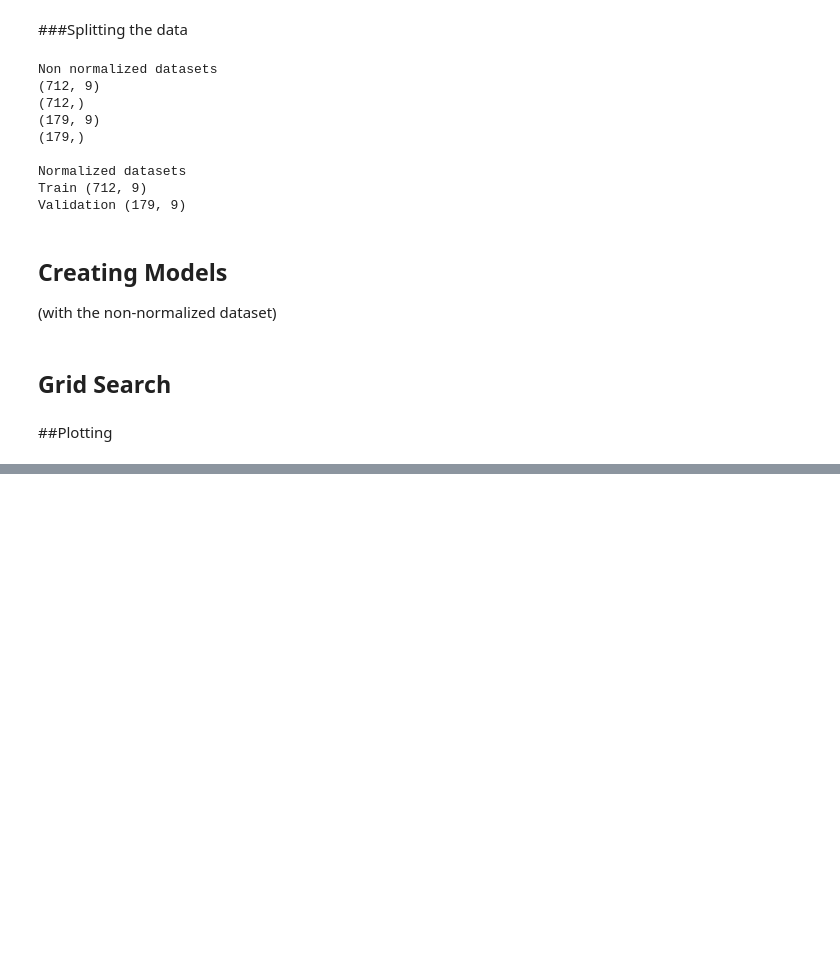
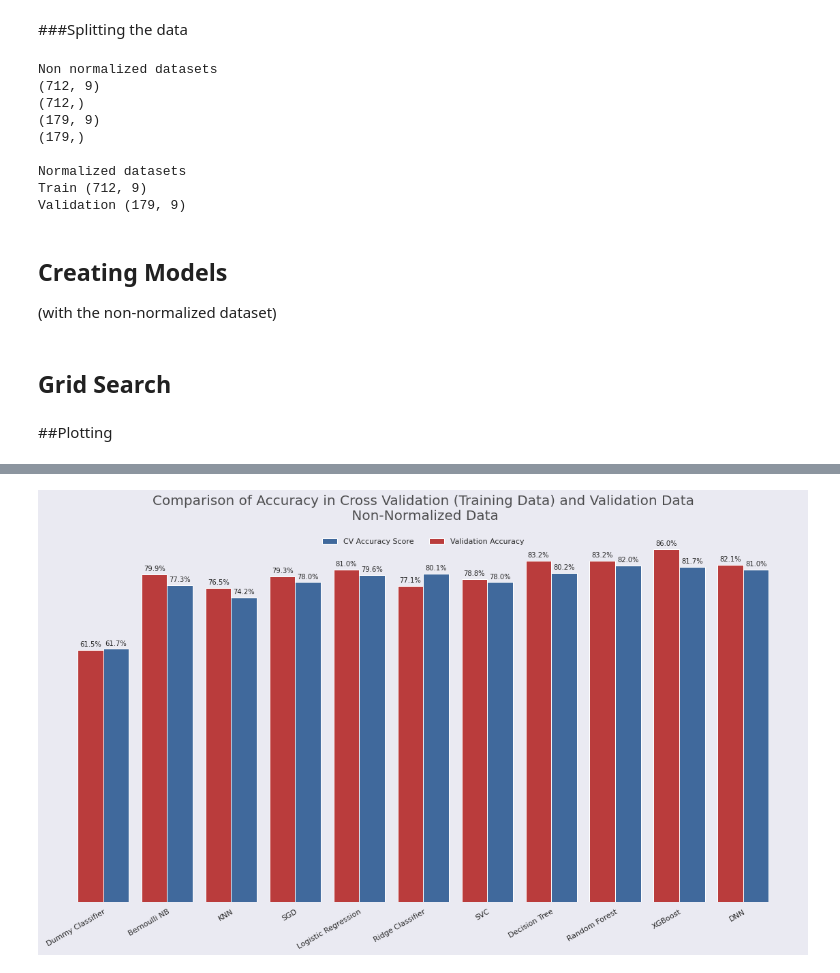
Before and after one commit to pedrohortencio/machine-learning-gladiator, a Jupyter notebook: Titanic/Titanic_Gladiator.ipynb, the cells around one changed output, grey strips where cells are left out. Saved outputs shown, nothing was run; the diff lists cells and outputs as text; code cells hidden in the pictures; blank space fills up the shorter version.

Commit message:
feat: add visualization

```diff
--- a/Titanic/Titanic_Gladiator.ipynb
+++ b/Titanic/Titanic_Gladiator.ipynb
@@ -678,7 +678,7 @@ def create_model():
 # %%
 # Function that creates and trains all models. It will make it easier to train twice (with non-normalized and normalized data)
 
-def train_models(X_train, y_train, print=False):
+def train_models(X_train, y_train, print_acc=False):
 
     dict_acc = {}
 
@@ -804,7 +804,7 @@ def train_models(X_train, y_train, print=False):
     dict_acc['DNN'] = [acc_train, acc_keras]
 
     # Printing the values
-    if print:
+    if print_acc:
         for key, values in dict_acc.items():
             print("{} Accuracy on Training Data (CV): {}".format(key, values[0]))
             print("{} Accuracy on Validation Data: {}".format(key, values[1]))
@@ -916,3 +916,5 @@ if grid:
     print(classifier.best_score_)
 # %% [markdown]
 ##Plotting
+# %%
+dict_models = train_models(X_train, y_train, print_acc=True)
@@ -918,0 +939,5 @@ if grid:
+# %%
+df_acc = pd.DataFrame.from_dict(dict_models)
+df_acc = df_acc.transpose()
+df_acc.columns = ['Acc Training (CV)', 'Acc Validation']
+df_acc
@@ -918,0 +957,48 @@ if grid:
+# %%
+fig = plt.figure(figsize=(20,10))   # changes the size of the image
+fig.patch.set_facecolor('#eaeaf2')  # set the background color of the plot to match the seaborn theme
+
+ax = plt.gca()
+width = 0.40
+
+rects1 = ax.bar(df_acc.index, df_acc['Acc Training (CV)'], width,align='edge', color = '#40699c', label='CV Accuracy Score')
+rects2 = ax.bar(df_acc.index, df_acc['Acc Validation'], -width, align='edge', color = '#ba3c3c', label='Validation Accuracy')
+
+for r1, r2 in zip(rects1.patches, rects2.patches):
+    h1 = r1.get_height()
+    h2 = r2.get_height()
+
+    percent1 = h1*100
+    percent2 = h2*100
+
+    ax.annotate('{:.1f}%'.format(percent1),
+                    xy=(r1.get_x() + r1.get_width() / 2, h1),
+                    xytext=(0, 3),  # 3 points vertical offset
+                    textcoords="offset points",
+                    ha='center', va='bottom')
+    ax.annotate('{:.1f}%'.format(percent2),
+                    xy=(r2.get_x() + r2.get_width() / 2, h2),
+                    xytext=(0, 3),  # 3 points vertical offset
+                    textcoords="offset points",
+                    ha='center', va='bottom')
+
+# Rotate the X labels (models' names)
+
+plt.box(False)  # disable the box around the plot
+ax.grid(False)  # disable the grid
+ax.set_yticks([])   # disable the y ticks
+plt.xticks(rotation=30, rotation_mode="anchor", ha='right')
+
+# creating a title
+plt.title('Comparison of Accuracy in Cross Validation (Training Data) and Validation Data\n Non-Normalized Data',
+          size=20, alpha=0.8, y=1.02)
+
+# add the legend (to display the horizontal lines' labels)
+plt.legend(frameon=False, loc='upper center', ncol=2)
+
+# saves the plot
+plt.savefig("accuracy-comparison.png", bbox_inches='tight', dpi=300)
+# displays the plot
+plt.show();
+# %% [output]
+[figure, added]
```
Also changed, not shown: parts of 3 cells of this notebook.
